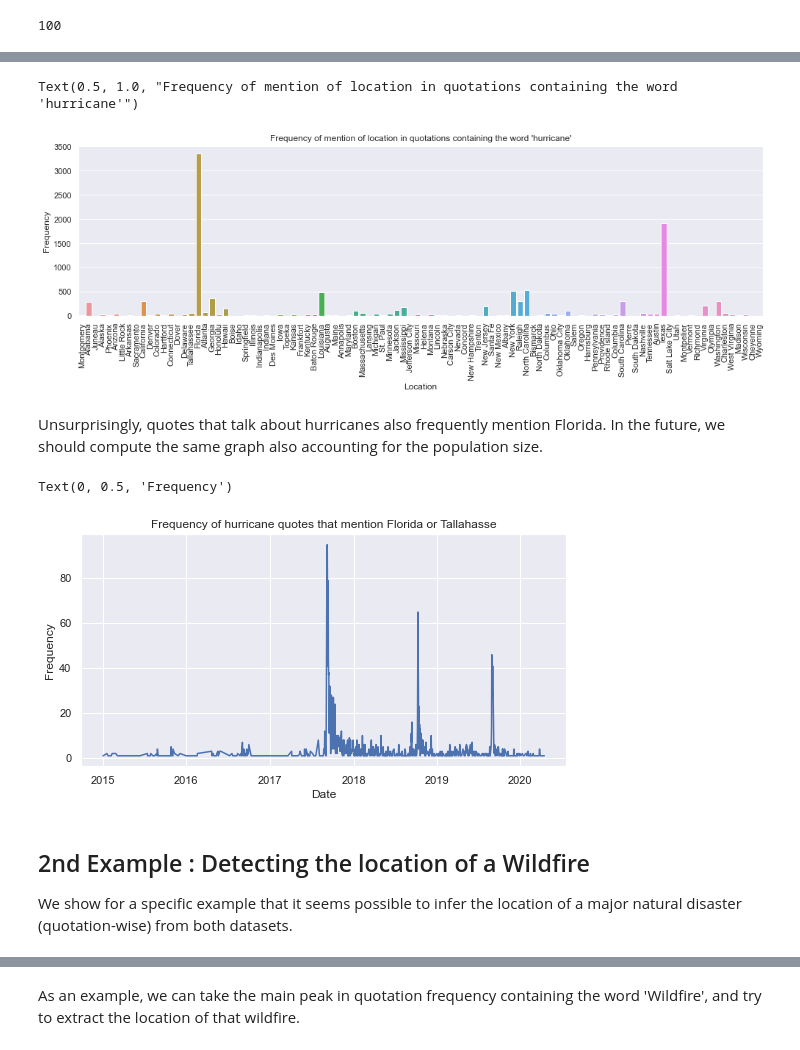
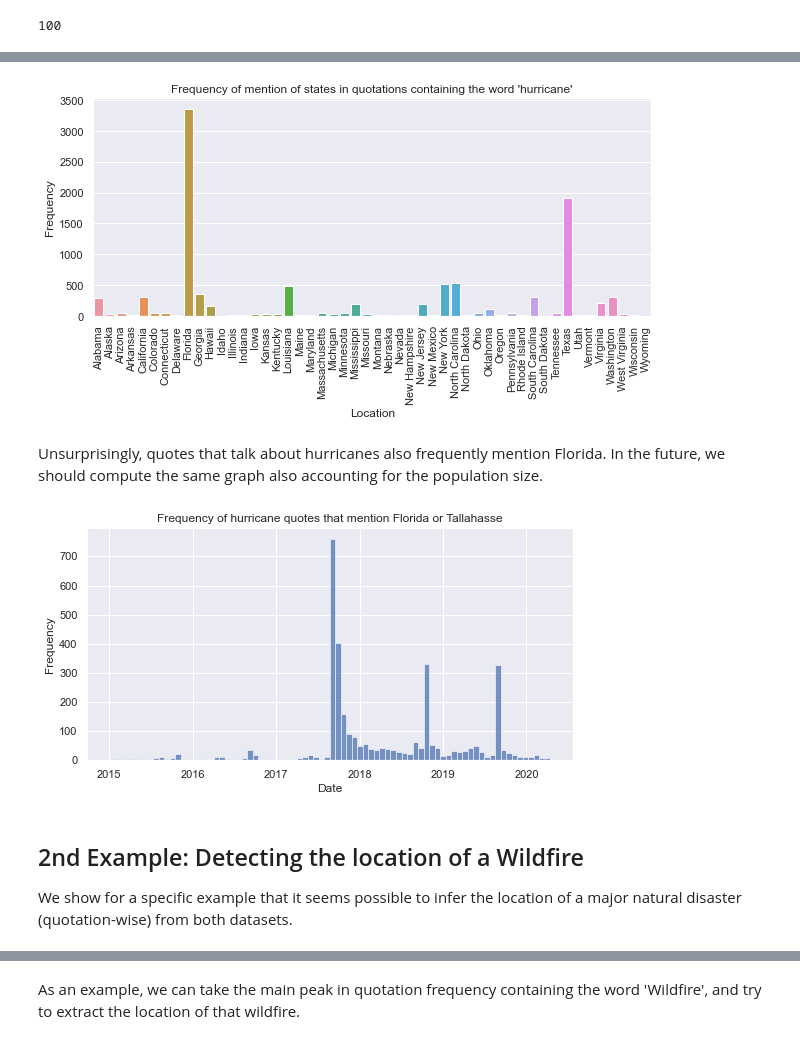
Before and after one commit to epfl-ada/ada-2021-project-marietan-ghariani-bracone-karimi, a Jupyter notebook: project.ipynb, the cells around one changed output, grey strips where cells are left out. Cells and saved outputs as stored; diff of their text form; code cells hidden in the pictures.

```diff
--- a/project.ipynb
+++ b/project.ipynb
@@ -538,0 +537,16 @@ the occurrence of notable hurricanes.
+# %%
+states = np.array(["Alabama", "Alaska", "Arizona", "Arkansas",
+                   "California", "Colorado", "Connecticut", "Delaware",
+                   "Florida", "Georgia", "Hawaii", "Idaho",
+                   "Illinois", "Indiana", "Iowa", "Kansas",
+                   "Kentucky", "Louisiana", "Maine", "Maryland",
+                   "Massachusetts", "Michigan", "Minnesota", "Mississippi",
+                   "Missouri", "Montana", "Nebraska", "Nevada",
+                   "New Hampshire", "New Jersey", "New Mexico",
+                   "New York", "North Carolina", "North Dakota", "Ohio",
+                   "Oklahoma", "Oregon", "Pennsylvania", "Rhode Island",
+                   "South Carolina", "South Dakota", "Tennessee", "Texas",
+                   "Utah", "Vermont", "Virginia", "Washington",
+                   "West Virginia", "Wisconsin", "Wyoming"])
+print(len(states))
+pattern_states = '|'.join(states)
@@ -554,31 +570,29 @@ Number of quotations containing hurricane + state/city: 9036
 # %%
-place_occurrence = [len(df_hurricane[df_hurricane["quotation"].str.contains(place)].index) for place in places]
+place_occurrence = [len(df_hurricane[df_hurricane["quotation"].str.contains(place)].index) for place in states]
 # %%
-sns.set(rc={'figure.figsize':(16.7,4.27)})
+sns.set(rc={'figure.figsize':(10,4)})
 plt.xticks(rotation=90)
-sns.barplot(x=places, y=place_occurrence)
+sns.barplot(x=states, y=place_occurrence)
 plt.xlabel("Location")
 plt.ylabel("Frequency")
-plt.title("Frequency of mention of location in quotations containing the word 'hurricane'")
+plt.title("Frequency of mention of states in quotations containing the word 'hurricane'")
+plt.savefig("figures/hurricane_loc", bbox_inches='tight')
 # %% [output]
-Text(0.5, 1.0, "Frequency of mention of location in quotations containing the word 'hurricane'")
-[figure, old version]
+[figure, new version]
 # %% [markdown]
 Unsurprisingly, quotes that talk about hurricanes also frequently mention
 Florida. In the future, we should compute the same graph also accounting for the
 population size.
 # %%
-time_loc = get_occurrence(df_hurricane, "florida|tallahasse")["date"].value_counts().sort_index()
 sns.set(rc={'figure.figsize':(8.7, 4.27)})
-sns.lineplot(x=time_loc.index, y= time_loc)
+sns.histplot(x=get_occurrence(df_hurricane, "florida|tallahasse")["date"], bins=80)
 plt.title("Frequency of hurricane quotes that mention Florida or Tallahasse")
 plt.xlabel("Date")
-plt.ylabel("Frequency")
+plt.ylabel("Frequency");
 # %% [output]
-Text(0, 0.5, 'Frequency')
-[figure, old version]
+[figure, new version]
 # %% [markdown]
-## 2nd Example : Detecting the location of a Wildfire
+## 2nd Example: Detecting the location of a Wildfire
 
 We show for a specific example that it seems possible to infer the location of a major natural disaster (quotation-wise) from both datasets.
 # %%
```
Also changed, not shown: parts of 82 cells of this notebook.
